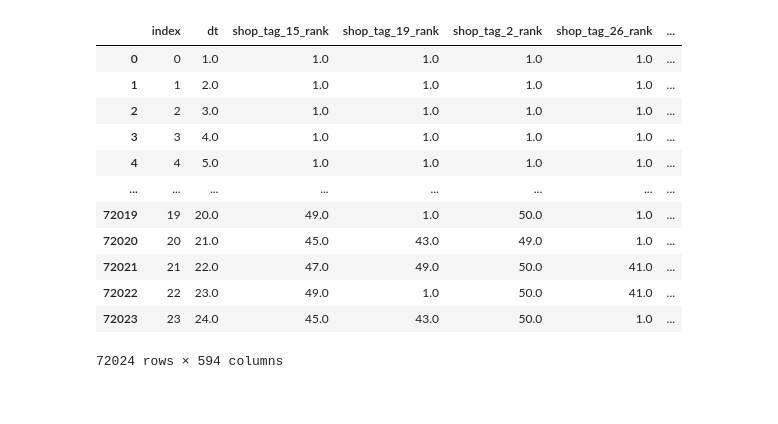
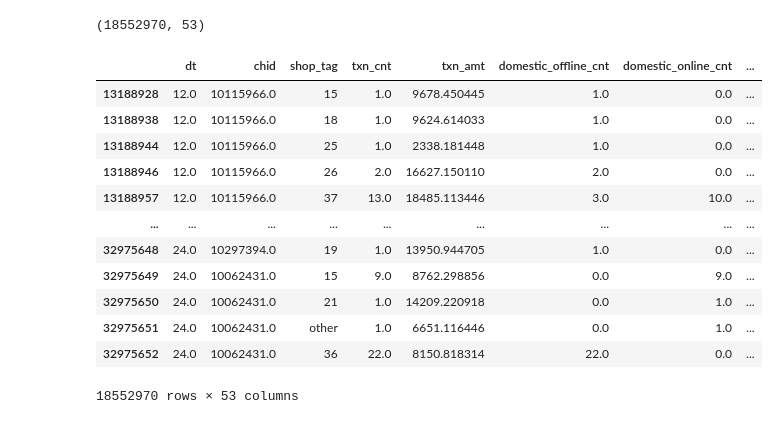
Before and after one commit to skywalker0803r/ESun2021WinterGame, a Jupyter notebook: Proof_of_Concept/驗證有些欄位幾乎是常數.ipynb, the cells around one changed output. Drawn from its saved outputs; the diff is of its cells as text; code cells hidden in the pictures.

```diff
--- a/Proof_of_Concept/驗證有些欄位幾乎是常數.ipynb
+++ b/Proof_of_Concept/驗證有些欄位幾乎是常數.ipynb
@@ -1,21 +1,24 @@
 # %%
 import pandas as pd
 import numpy as np
 from tqdm import tqdm
-df = pd.read_feather('rank_data.feather')
+df = pd.read_feather('../data/2021玉山人工智慧公開挑戰賽冬季賽訓練資料集.feather')
+df = df.loc[df.dt>=12,:].dropna(axis=0) # 取最近一年數據即可
+print(df.shape)
 df
 # %% [output]
+(18552970, 53)
-|  | index | dt | shop_tag_15_rank | shop_tag_19_rank | shop_tag_2_rank | shop_tag_26_rank | ... |
-| 0 | 0 | 1.0 | 1.0 | 1.0 | 1.0 | 1.0 | ... |
-| 1 | 1 | 2.0 | 1.0 | 1.0 | 1.0 | 1.0 | ... |
-| 2 | 2 | 3.0 | 1.0 | 1.0 | 1.0 | 1.0 | ... |
-| 3 | 3 | 4.0 | 1.0 | 1.0 | 1.0 | 1.0 | ... |
-| 4 | 4 | 5.0 | 1.0 | 1.0 | 1.0 | 1.0 | ... |
-| ... | ... | ... | ... | ... | ... | ... | ... |
-| 72019 | 19 | 20.0 | 49.0 | 1.0 | 50.0 | 1.0 | ... |
-| 72020 | 20 | 21.0 | 45.0 | 43.0 | 49.0 | 1.0 | ... |
-| 72021 | 21 | 22.0 | 47.0 | 49.0 | 50.0 | 41.0 | ... |
-| 72022 | 22 | 23.0 | 49.0 | 1.0 | 50.0 | 41.0 | ... |
-| 72023 | 23 | 24.0 | 45.0 | 43.0 | 50.0 | 1.0 | ... |
+|  | dt | chid | shop_tag | txn_cnt | txn_amt | domestic_offline_cnt | domestic_online_cnt | ... |
+| 13188928 | 12.0 | 10115966.0 | 15 | 1.0 | 9678.450445 | 1.0 | 0.0 | ... |
+| 13188938 | 12.0 | 10115966.0 | 18 | 1.0 | 9624.614033 | 1.0 | 0.0 | ... |
+| 13188944 | 12.0 | 10115966.0 | 25 | 1.0 | 2338.181448 | 1.0 | 0.0 | ... |
+| 13188946 | 12.0 | 10115966.0 | 26 | 2.0 | 16627.150110 | 2.0 | 0.0 | ... |
+| 13188957 | 12.0 | 10115966.0 | 37 | 13.0 | 18485.113446 | 3.0 | 10.0 | ... |
+| ... | ... | ... | ... | ... | ... | ... | ... | ... |
+| 32975648 | 24.0 | 10297394.0 | 19 | 1.0 | 13950.944705 | 1.0 | 0.0 | ... |
+| 32975649 | 24.0 | 10062431.0 | 15 | 9.0 | 8762.298856 | 0.0 | 9.0 | ... |
+| 32975650 | 24.0 | 10062431.0 | 21 | 1.0 | 14209.220918 | 0.0 | 1.0 | ... |
+| 32975651 | 24.0 | 10062431.0 | other | 1.0 | 6651.116446 | 0.0 | 1.0 | ... |
+| 32975652 | 24.0 | 10062431.0 | 36 | 22.0 | 8150.818314 | 22.0 | 0.0 | ... |
-72024 rows × 594 columns
+18552970 rows × 53 columns
 # %%
```
Also changed, not shown: parts of 8 cells of this notebook.
